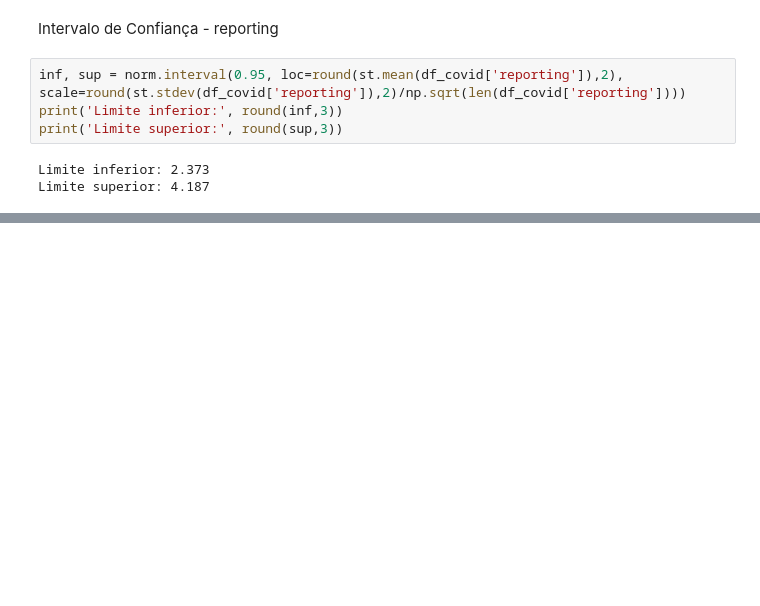
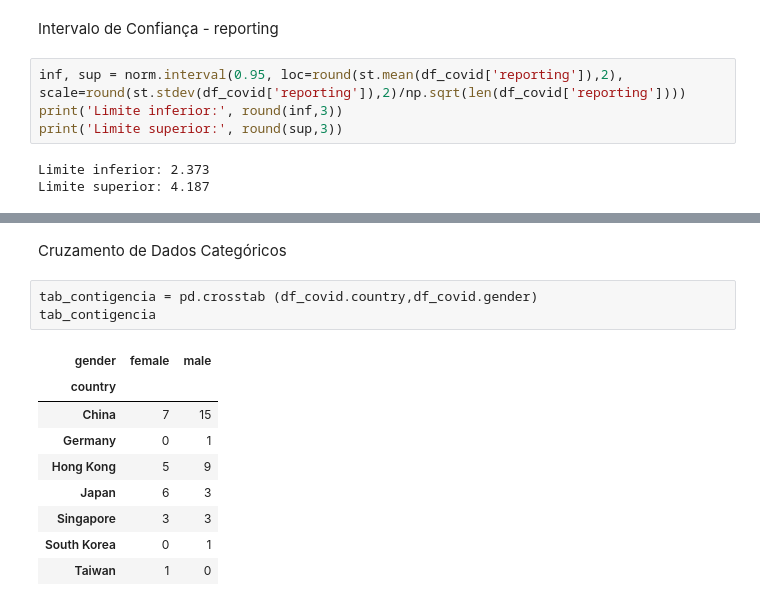
Before and after one commit to rbdlm/Covid, a Jupyter notebook: Covid.ipynb, the cells around one changed output, grey strips where cells are left out. Cells and saved outputs as stored; diff of their text form; blank space fills up the shorter version.

```diff
--- a/Covid.ipynb
+++ b/Covid.ipynb
@@ -653,0 +689,15 @@ Limite superior: 4.187
+# %% [markdown]
+Cruzamento de Dados Categóricos
+# %%
+tab_contigencia = pd.crosstab (df_covid.country,df_covid.gender)
+tab_contigencia
+# %% [output]
+| gender | female | male |
+| country |  |  |
+| China | 7 | 15 |
+| Germany | 0 | 1 |
+| Hong Kong | 5 | 9 |
+| Japan | 6 | 3 |
+| Singapore | 3 | 3 |
+| South Korea | 0 | 1 |
+| Taiwan | 1 | 0 |
```
Also changed, not shown: parts of 7 cells of this notebook.
